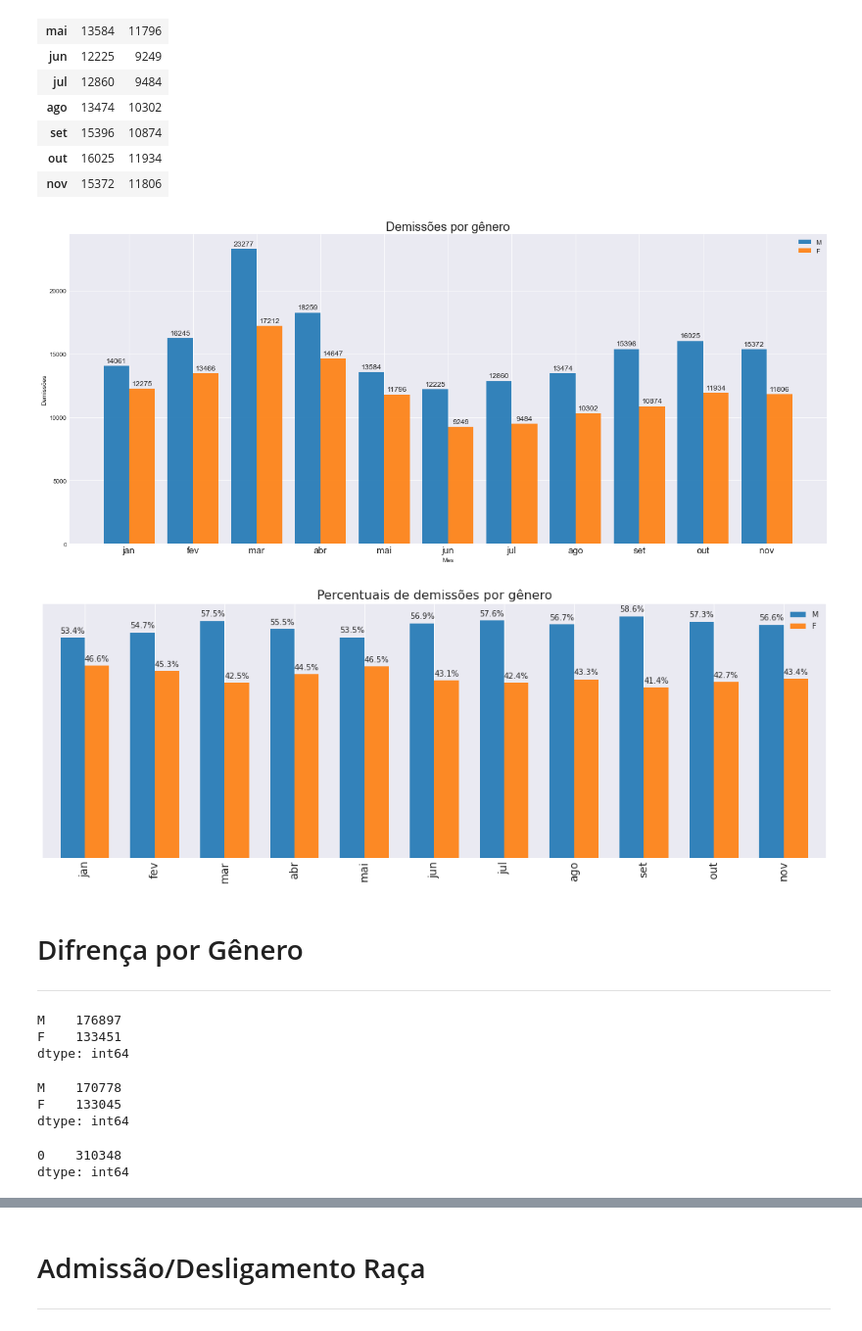
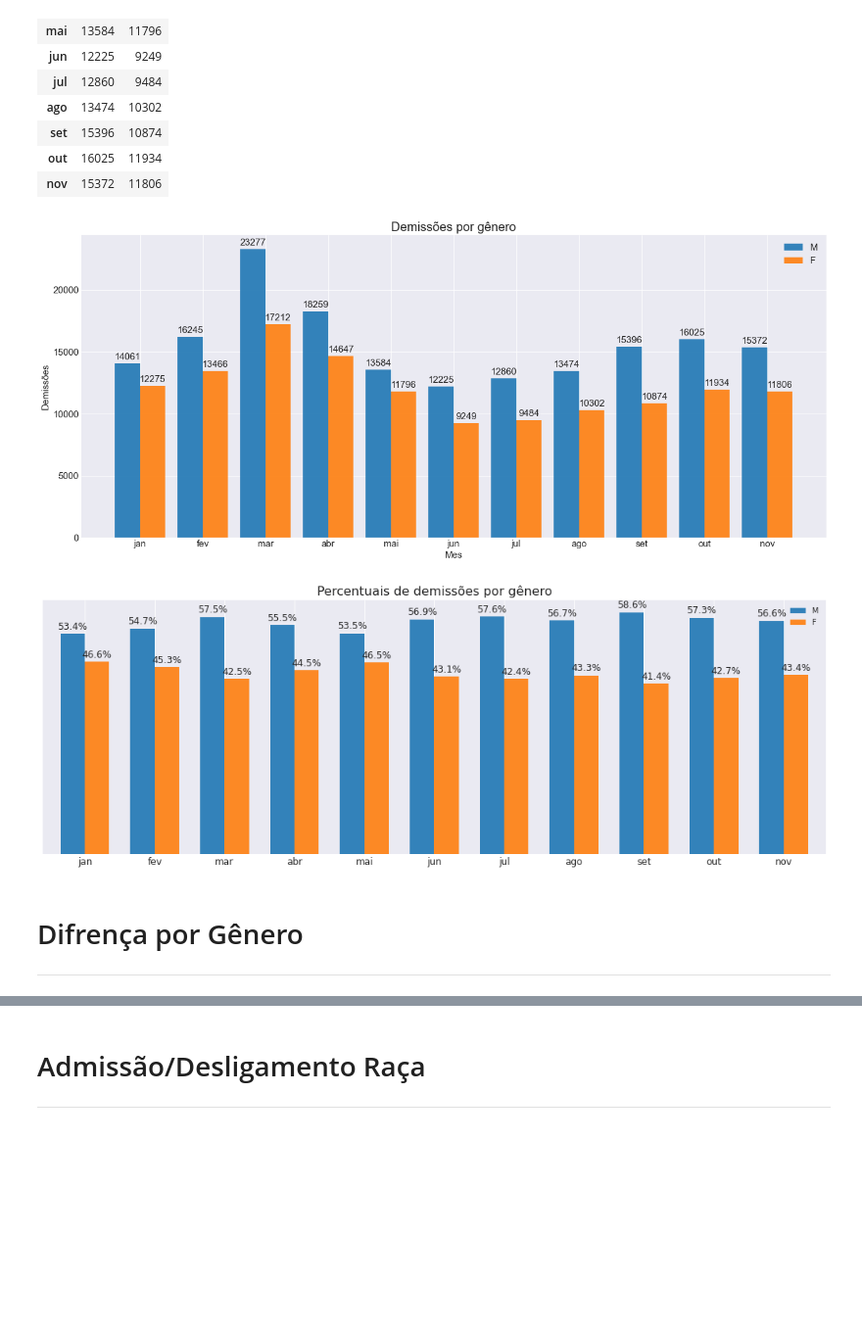
Before and after one commit to emariot/CAGED-CWB, a Jupyter notebook: Novo Caged.ipynb, the cells around one changed output, grey strips where cells are left out. Shown at 98% size. Cells and saved outputs as stored; diff of their text form; code cells hidden in the pictures; blank space fills up the shorter version.

```diff
--- a/Novo Caged.ipynb
+++ b/Novo Caged.ipynb
@@ -486,0 +515,22 @@ des_setor
+# %%
+with plt.style.context('seaborn-darkgrid'):
+    #dx = adm_setor['soma'].max() / 200
+    fig, ax = plt.subplots(figsize=(18,10))
+    ax.barh(des_setor.index, des_setor.soma, linewidth=1)
+
+    for i, (value, name) in enumerate(zip(des_setor.soma, des_setor.index)):
+        #ax.text(value-dx, i,name, size=12, weight=600, ha='right', va='bottom')
+        ax.text(value, i,f'{value:,.0f}', size=14, ha='left', va='center')
+
+
+    #ax.set_axisbelow(True)
+    #ax.margins(0.01,0)
+    ax.text(0, 1.12, 'Desligamentos por setores produtivos',
+            transform=ax.transAxes, size=30, weight=600, ha='left')
+    ax.text(0, 1.06, 'CWB 2020 - Novo Caged', transform=ax.transAxes, size=12, color='#777777')
+    #ax.text(1, 0, 'by @pratapvardhan; credit @jburnmurdoch', transform=ax.transAxes, ha='right',
+            #color='#777777', bbox=dict(facecolor='white', alpha=0.8, edgecolor='white'))
+
+    fig.tight_layout()
+    ax.set_yticklabels(des_setor.index, fontsize=15)
+    plt.show()
@@ -489,0 +552,8 @@ des_setor
+# %%
+adm_categoria = []
+des_categoria = []
+for i in range(len(data)):
+    a = data[i][data[i]['descricao'].str.contains('ADM', regex=False)].groupby(['categoria']).size()
+    b = data[i][data[i]['descricao'].str.contains('DES', regex=False)].groupby(['categoria']).size()
+    adm_categoria.append(a)
+    des_categoria.append(b)
@@ -634,7 +814,7 @@ with plt.style.context('seaborn-darkgrid'):
                         xy=(rect.get_x() + rect.get_width() / 2, height),
                         xytext=(0, 3),
                         textcoords="offset points",
-                        fontsize=12,
+                        fontsize=15,
                         ha='center',
                         va='bottom'),
 
@@ -654,7 +834,7 @@ with plt.style.context('seaborn-darkgrid'):
     plt.legend(labels=gene_adm.columns,fontsize= 10)
     plt.title("Percentuais de admissões por gênero",fontsize= 16)
 
-    plt.xticks(fontsize=14)
+    plt.xticks(fontsize=12, rotation=0)
     for spine in plt.gca().spines.values():
         spine.set_visible(False)
     plt.yticks([])
@@ -665,5 +845,6 @@ with plt.style.context('seaborn-darkgrid'):
         x, y = p.get_xy()
         ax.annotate('{:.1%}'.format(height),
                     (p.get_x()+.5*width, p.get_y() + height + 0.01),
-                    ha = 'center')
+                    ha = 'center',
+                   size=12)
 # %% [output]
@@ -697,35 +878,35 @@ with plt.style.context('seaborn-darkgrid'):
     x = np.arange(len(mon))
     width = 0.4
 
     fig, ax = plt.subplots(figsize=(18, 8))
     rects1 = ax.bar(x-width/2, gene_dem.M.values, width, label='M', alpha=0.9)
     rects2 = ax.bar(x+width/2, gene_dem.F.values, width, label='F', alpha=0.9)
 
     ax.set_ylabel('Demissões')
     ax.set_title('Demissões por gênero', fontsize=20)
     ax.set_xlabel('Mes')
     ax.set_xticks(x)
     ax.set_xticklabels(mon, fontsize=15)
     ax.legend()
 
     def autolabel(rects):
         for rect in rects:
             height = rect.get_height()
             ax.annotate('{}'.format(height),
                         xy=(rect.get_x() + rect.get_width() / 2, height),
                         xytext=(0, 3),
                         textcoords="offset points",
-                        fontsize=12,
+                        fontsize=15,
                         ha='center', va='bottom'),
 
     autolabel(rects1)
     autolabel(rects2)
 
     fig.tight_layout()
 
     plt.show()
 # %% [output]
-[figure, old version]
+[figure, new version]
 # %%
 with plt.style.context('seaborn-darkgrid'):
     result_pct = gene_dem.div(gene_dem.sum(1), axis=0)
@@ -734,7 +915,7 @@ with plt.style.context('seaborn-darkgrid'):
     plt.legend(labels=gene_dem.columns,fontsize= 10)
     plt.title("Percentuais de demissões por gênero",fontsize= 16)
 
-    plt.xticks(fontsize=14)
+    plt.xticks(fontsize=12, rotation=0)
     for spine in plt.gca().spines.values():
         spine.set_visible(False)
     plt.yticks([])
@@ -745,26 +926,10 @@ with plt.style.context('seaborn-darkgrid'):
         x, y = p.get_xy()
         ax.annotate('{:.1%}'.format(height),
                     (p.get_x()+.5*width, p.get_y() + height + 0.01),
-                    ha = 'center')
+                    ha = 'center',
+                   size=12)
 # %% [output]
-[figure, old version]
+[figure, new version]
 # %% [markdown]
 # Difrença por Gênero
 ---
-# %%
-gene_adm.sum()
-# %% [output]
-M    176897
-F    133451
-dtype: int64
-# %%
-gene_dem.sum()
-# %% [output]
-M    170778
-F    133045
-dtype: int64
-# %%
-adm.sum()
-# %% [output]
-0    310348
-dtype: int64
```
Also changed, not shown: parts of 41 cells of this notebook.
